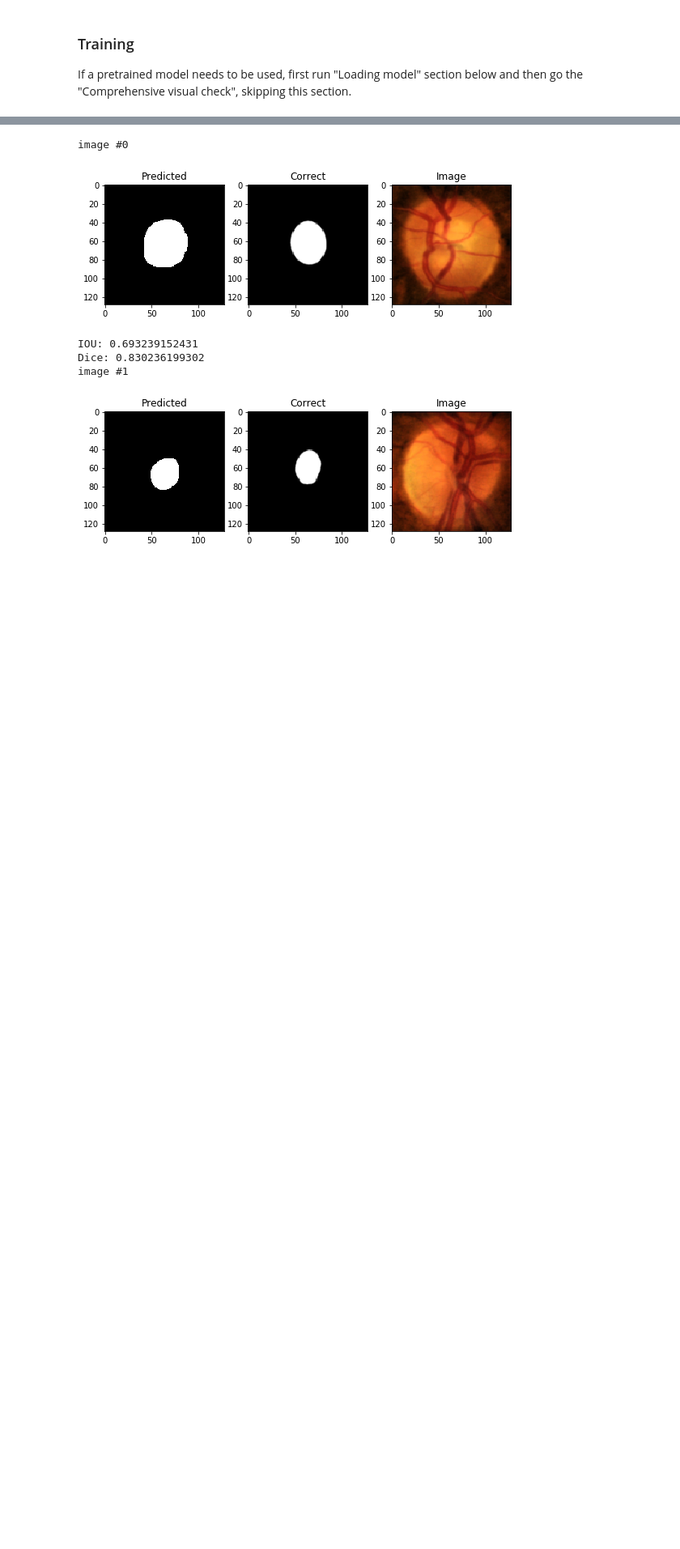
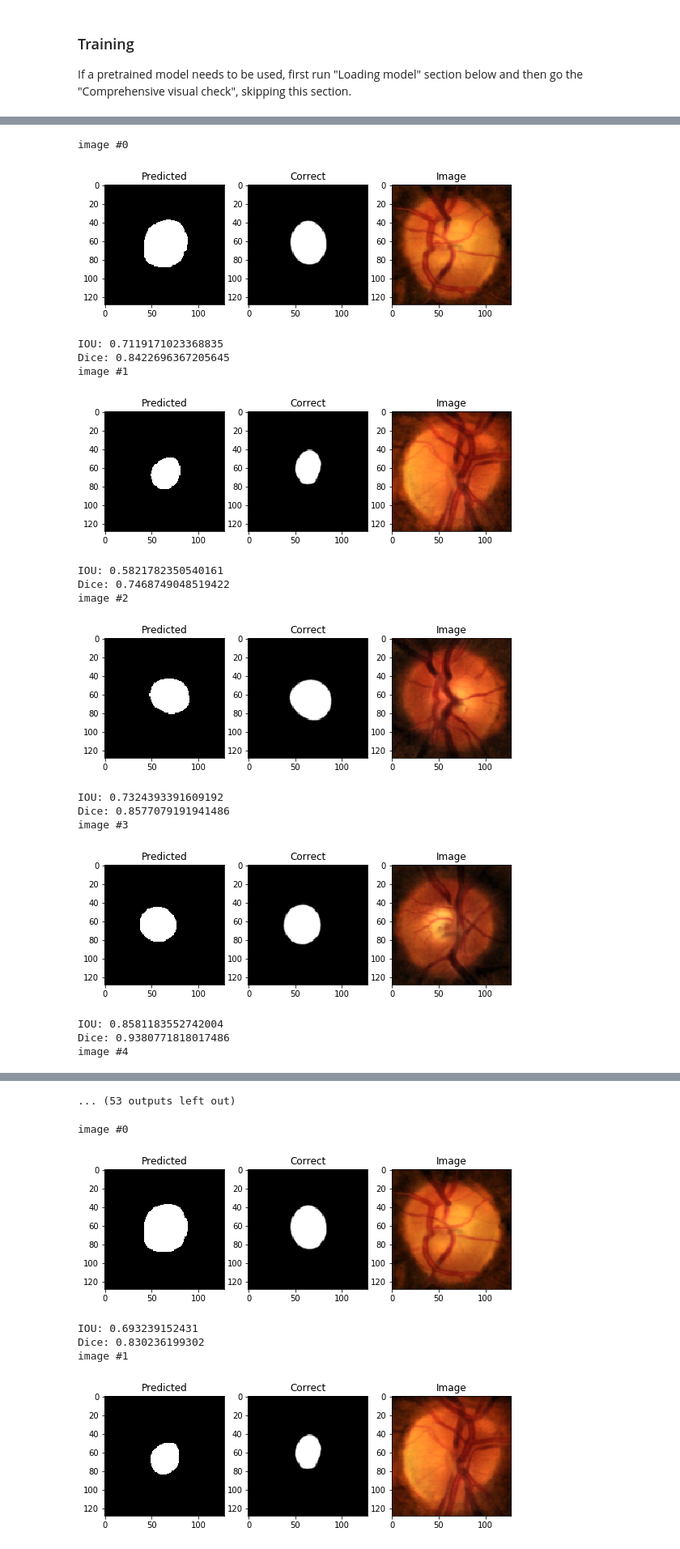
Before and after one commit to seva100/optic-nerve-cnn, a Jupyter notebook: scripts/U-Net, OD cup on RIM-ONE v3, cropped by OD (fold 0).ipynb, the cells around one changed output, grey strips where cells are left out. Shown at 81% size. Saved outputs shown, nothing was run; the diff lists cells and outputs as text; code cells hidden in the pictures; blank space fills up the shorter version.

```diff
--- a/scripts/U-Net, OD cup on RIM-ONE v3, cropped by OD (fold 0).ipynb
+++ b/scripts/U-Net, OD cup on RIM-ONE v3, cropped by OD (fold 0).ipynb
@@ -47,3 +51,5 @@ K.set_image_dim_ordering('th')
+# %%
+K.set_image_data_format('channels_first')
 # %%
 def mean_IOU_gpu(X, Y):
     """Computes mean Intersection-over-Union (IOU) for two arrays of binary images.
@@ -330,17 +339,17 @@ Use ``skimage.transform.resize`` instead.
 If a pretrained model needs to be used, first run "Loading model" section below and then go the "Comprehensive visual check", skipping this section.
 # %%
 history = model.fit_generator(data_generator(X, Y, train_or_test='train', batch_size=1),
-                              samples_per_epoch=len(train_idx),
-                              max_q_size=1,
+                              steps_per_epoch=99,
+                              max_queue_size=1,
 
                               validation_data=(X_valid, Y_valid),
                               #validation_data=data_generator(X, Y, train_or_test='test', batch_size=1),
                               #nb_val_samples=100,
 
-                              nb_epoch=500, verbose=1,
+                              epochs=500, verbose=1,
 
-                              callbacks=[CSVLogger(folder(weights_folder) + '/' + 'training_log.csv', append=True),
-                                         #ReduceLROnPlateau(monitor='val_loss', mode='min', factor=0.5, verbose=1, patience=50),
+                              callbacks=[CSVLogger(os.path.join(folder(weights_folder), 'training_log.csv')),
+                                         #ReduceLROnPlateau(monitor='val_loss', mode='min', factor=0.5, verbose=1, patience=40),
                                          ModelCheckpoint(os.path.join(folder(weights_folder),
                                                #'weights.ep-{epoch:02d}-val_mean_IOU-{val_mean_IOU_gpu:.2f}_val_loss_{val_loss:.2f}.hdf5',
                                                'last_checkpoint.hdf5'),
@@ -365,0 +360,52 @@ def rescale_back(cropped, rectangle, orig_size=(512, 512), resulting_size=(256,
+# %%
+pred_iou, pred_dice = [], []
+
+for i, img_no in enumerate(test_idx):
+    print('image #{}'.format(img_no))
+    img = X[img_no]
+    batch_X = X_valid[i:i + 1]
+    batch_y = Y_valid[i:i + 1]
+
+    pred = (model.predict(batch_X)[0, 0] > 0.5).astype(np.float64)
+    #corr = Y[img_no][..., 0]
+    corr = th_to_tf_encoding(batch_y)[0, ..., 0]
+
+    # mean filtering:
+    #pred = mh.mean_filter(pred, Bc=mh.disk(10)) > 0.5
+
+    fig = plt.figure(figsize=(9, 4))
+    ax = fig.add_subplot(1, 3, 1)
+    ax.imshow(pred, cmap=plt.cm.Greys_r)
+    ax.set_title('Predicted')
+    ax = fig.add_subplot(1, 3, 2)
+    ax.imshow(corr, cmap=plt.cm.Greys_r)
+    ax.set_title('Correct')
+    ax = fig.add_subplot(1, 3, 3)
+    #ax.imshow(img)
+    ax.imshow(th_to_tf_encoding(batch_X)[0])
+    ax.set_title('Image')
+    plt.show()
+
+    cur_iou = K.eval(mean_IOU_gpu(pred[None, None, ...], corr[None, None, ...]))
+    cur_dice = K.eval(dice(pred[None, None, ...], corr[None, None, ...]))
+    print('IOU: {}\nDice: {}'.format(cur_iou, cur_dice))
+    pred_iou.append(cur_iou)
+    pred_dice.append(cur_dice)
+# %% [output]
+image #0
+[figure, added]
+IOU: 0.7119171023368835
+Dice: 0.8422696367205645
+image #1
+[figure, added]
+IOU: 0.5821782350540161
+Dice: 0.7468749048519422
+image #2
+[figure, added]
+IOU: 0.7324393391609192
+Dice: 0.8577079191941486
+image #3
+[figure, added]
+IOU: 0.8581183552742004
+Dice: 0.9380771818017486
+image #4
@@ -366,3 +417,4 @@ def rescale_back(cropped, rectangle, orig_size=(512, 512), resulting_size=(256,
+... (53 outputs left out)
 # %%
 pred_iou, pred_dice = [], []
 
```
Also changed, not shown: parts of 20 cells of this notebook, 5 other files.
